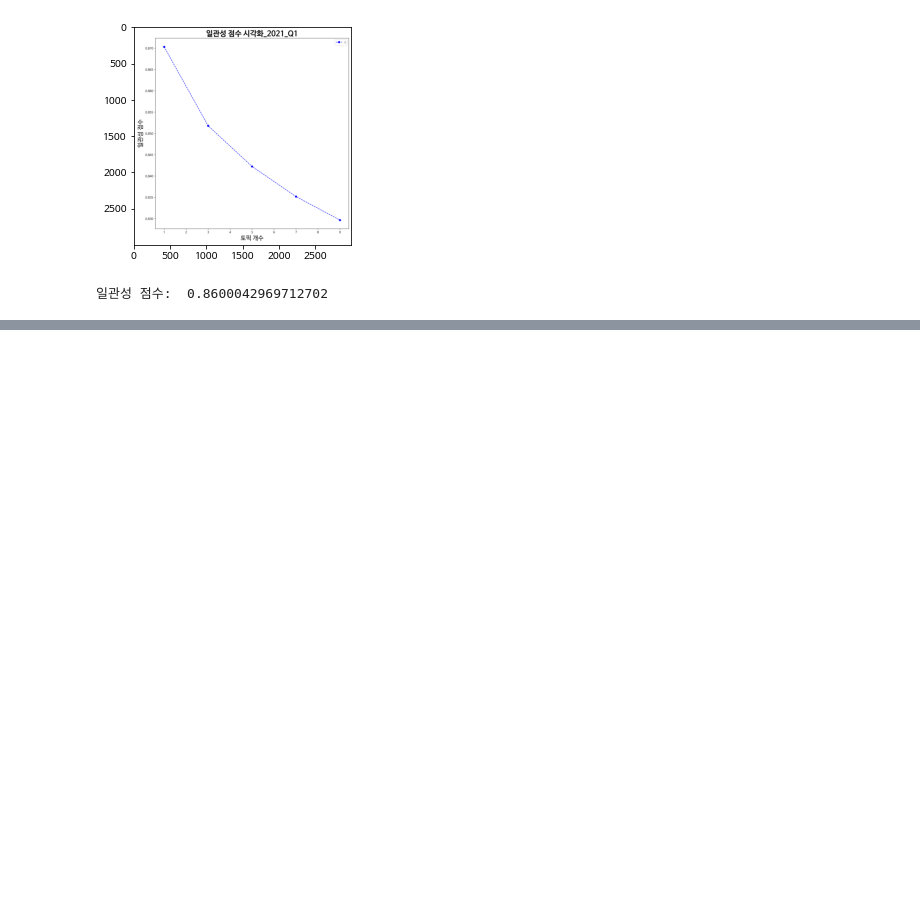
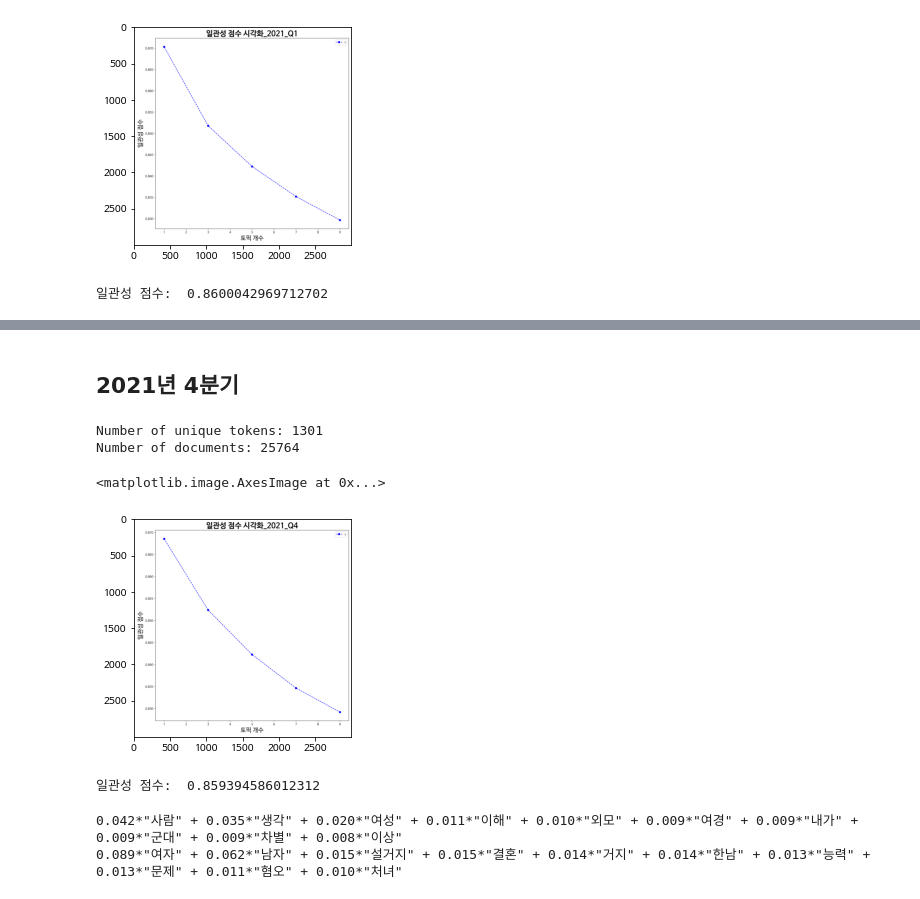
Before and after one commit to LIS3813/LIS3813, a Jupyter notebook: Topic Modeling/lda_topic_modeling.ipynb, the cells around one changed output, grey strips where cells are left out. Saved outputs shown, nothing was run; the diff lists cells and outputs as text; code cells hidden in the pictures; blank space fills up the shorter version.

```diff
--- a/Topic Modeling/lda_topic_modeling.ipynb
+++ b/Topic Modeling/lda_topic_modeling.ipynb
@@ -138,0 +270,10 @@ pyLDAvis.display(lda_vis_2021_Q1)
+# %% [markdown]
+## 2021년 4분기
+# %%
+dic, texts, corpus = get_dct_corpus('2021_Q4')
+
+print('Number of unique tokens: %d' % len(dic))
+print('Number of documents: %d' % len(corpus))
+# %% [output]
+Number of unique tokens: 1301
+Number of documents: 25764
@@ -138,0 +283,7 @@ pyLDAvis.display(lda_vis_2021_Q1)
+# %%
+image = Image.open(f'/content/drive/MyDrive/LIS3813/images/coherence_scores_fig{y_q}.png')
+
+plt.imshow(image)
+# %% [output]
+<matplotlib.image.AxesImage at 0x...>
+[figure, added]
@@ -138,0 +292,14 @@ pyLDAvis.display(lda_vis_2021_Q1)
+# %%
+coherence_lda_model = CoherenceModel(model=lda_model_2021_Q4, texts=texts, dictionary=dic, coherence='c_v')
+coherence_lda = coherence_lda_model.get_coherence()
+print('일관성 점수: ', coherence_lda)
+# %% [output]
+일관성 점수:  0.859394586012312
+# %%
+topics = lda_model_2021_Q4.print_topics()
+
+for i, topic in enumerate(topics):
+  print(topic[1])
+# %% [output]
+0.042*"사람" + 0.035*"생각" + 0.020*"여성" + 0.011*"이해" + 0.010*"외모" + 0.009*"여경" + 0.009*"내가" + 0.009*"군대" + 0.009*"차별" + 0.008*"이상"
+0.089*"여자" + 0.062*"남자" + 0.015*"설거지" + 0.015*"결혼" + 0.014*"거지" + 0.014*"한남" + 0.013*"능력" + 0.013*"문제" + 0.011*"혐오" + 0.010*"처녀"
```
Also changed, not shown: parts of 33 cells of this notebook, 11 other files.
